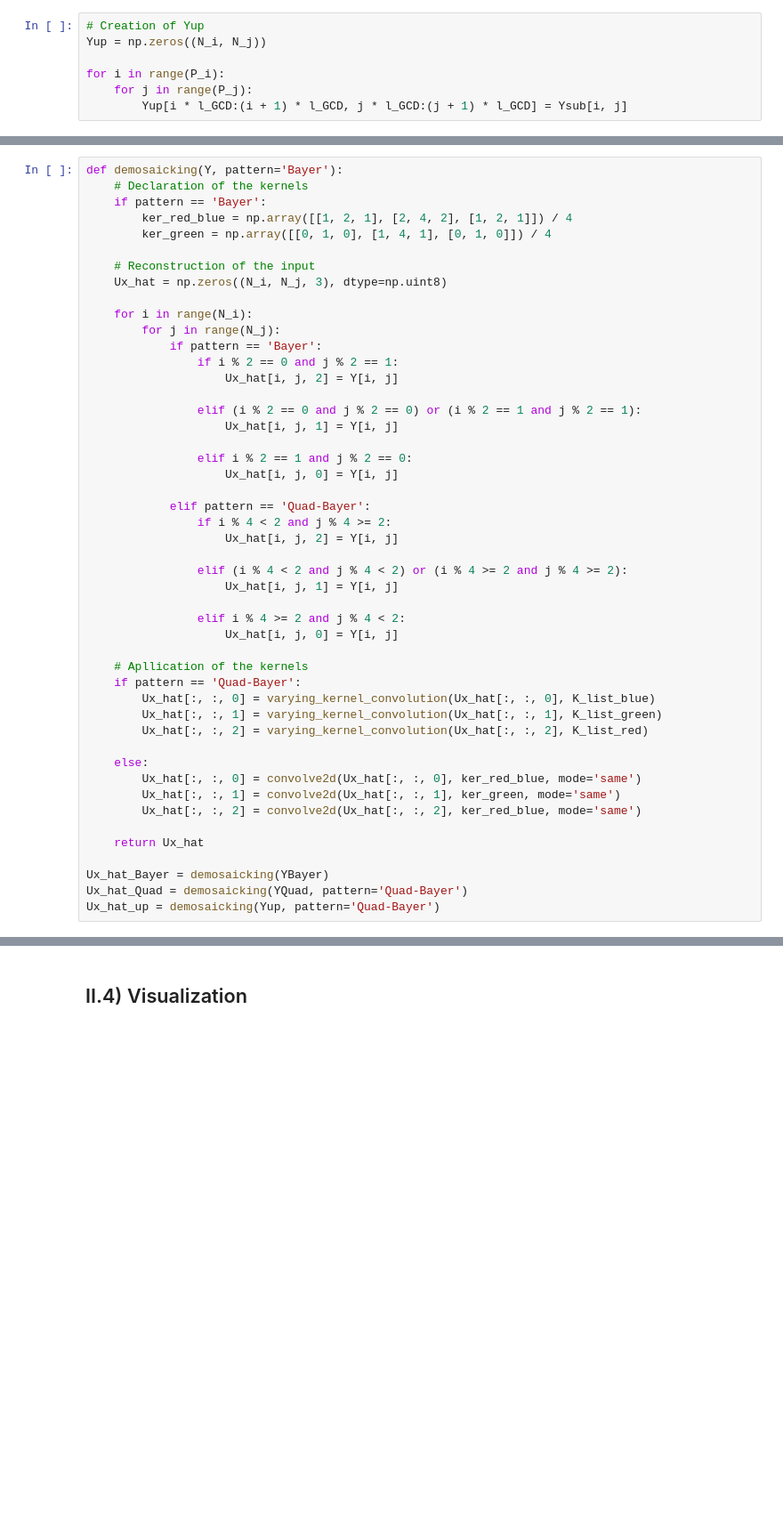
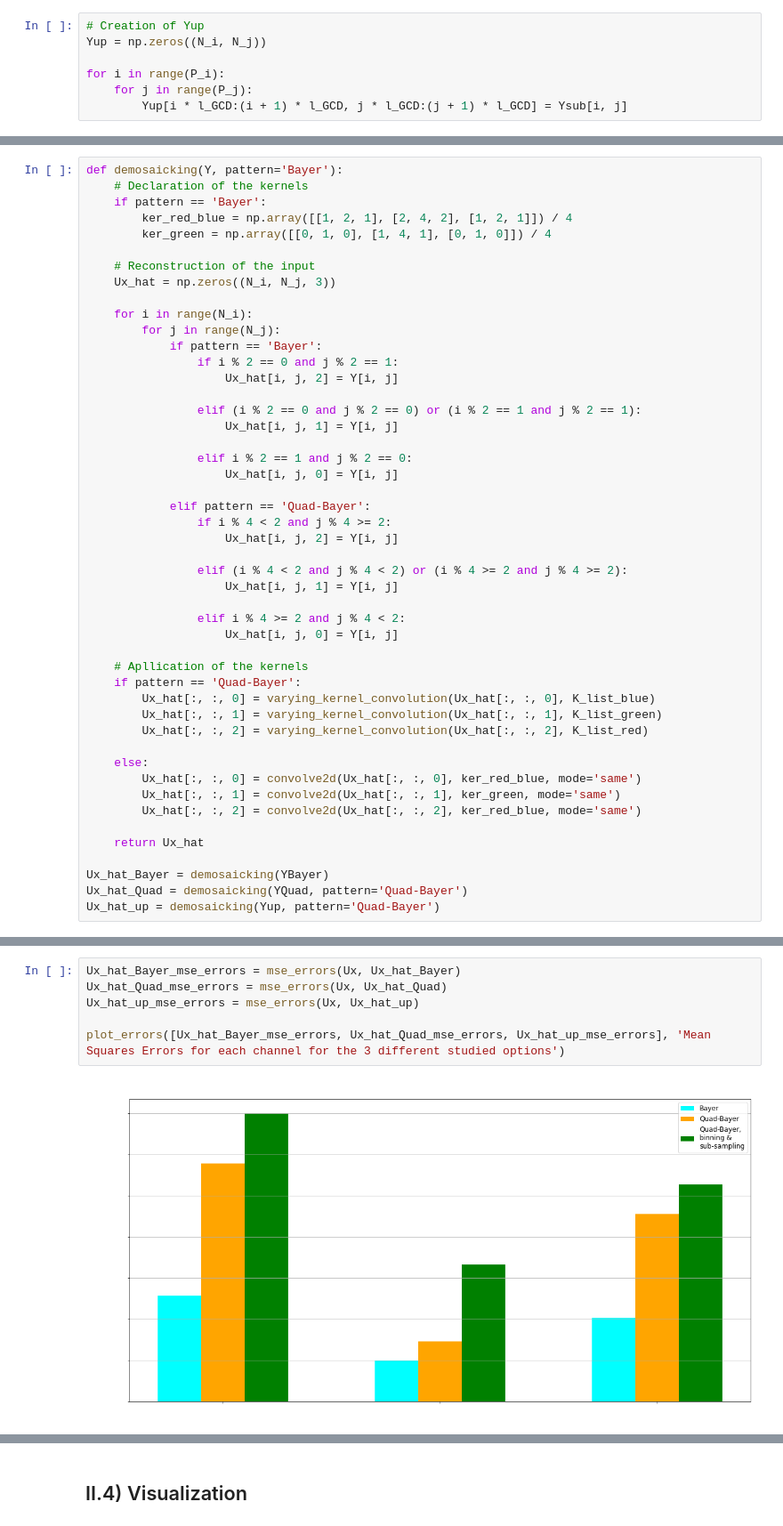
Before and after one commit to mattmull42/internship_superres_img_multires_spectral_sensor, a Jupyter notebook: forward_and_inverse_models.ipynb, the cells around one changed output, grey strips where cells are left out. Shown at 89% size. Cells and saved outputs as stored; diff of their text form; blank space fills up the shorter version.

```diff
--- a/forward_and_inverse_models.ipynb
+++ b/forward_and_inverse_models.ipynb
@@ -284,7 +266,7 @@ def demosaicking(Y, pattern='Bayer'):
         ker_green = np.array([[0, 1, 0], [1, 4, 1], [0, 1, 0]]) / 4
 
     # Reconstruction of the input
-    Ux_hat = np.zeros((N_i, N_j, 3), dtype=np.uint8)
+    Ux_hat = np.zeros((N_i, N_j, 3))
 
     for i in range(N_i):
         for j in range(N_j):
@@ -344,0 +319,8 @@ plot_errors([Ux_hat_Bayer_errors, Ux_hat_Quad_errors, Ux_hat_up_errors])
+# %%
+Ux_hat_Bayer_mse_errors = mse_errors(Ux, Ux_hat_Bayer)
+Ux_hat_Quad_mse_errors = mse_errors(Ux, Ux_hat_Quad)
+Ux_hat_up_mse_errors = mse_errors(Ux, Ux_hat_up)
+
+plot_errors([Ux_hat_Bayer_mse_errors, Ux_hat_Quad_mse_errors, Ux_hat_up_mse_errors], 'Mean Squares Errors for each channel for the 3 different studied options')
+# %% [output]
+[figure, added]
```
Also changed, not shown: parts of 8 cells of this notebook, 2 other files.
